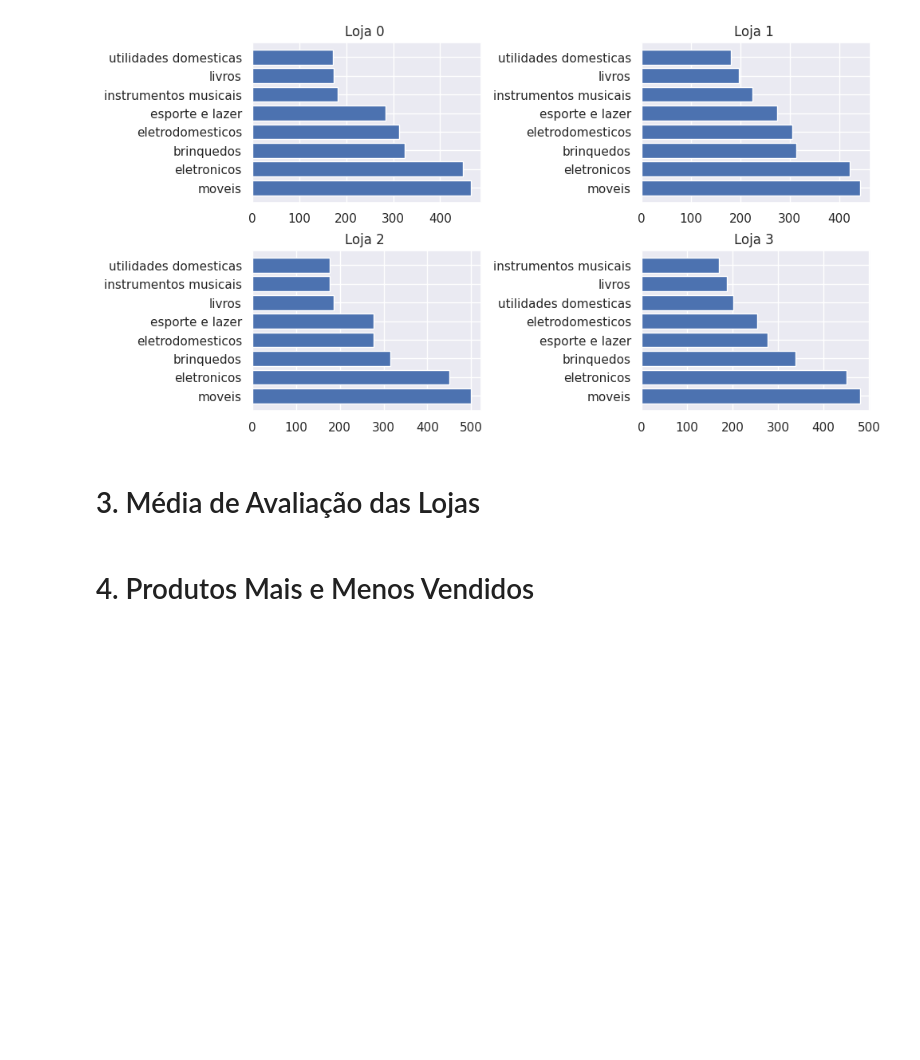
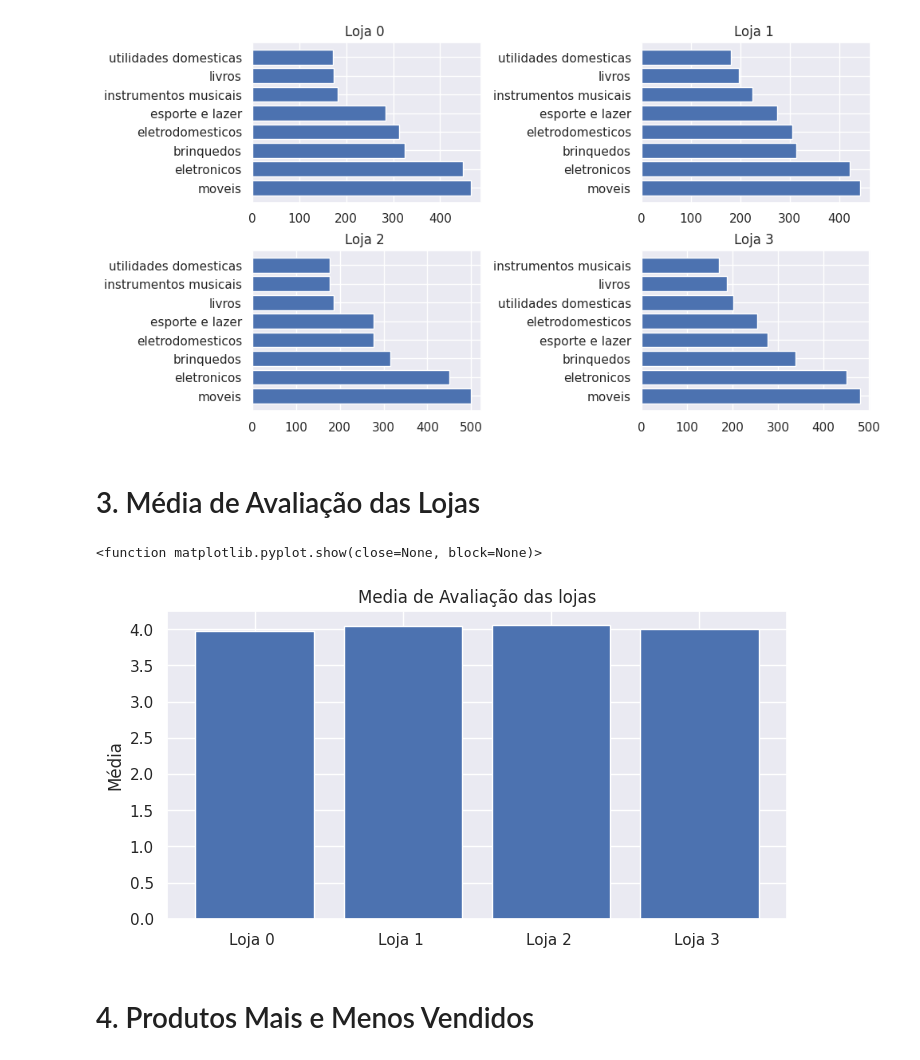
Before and after one commit to Housenkan/ChallengeAluraStore, a Jupyter notebook: AluraStoreBr.ipynb, the cells around one changed output. Cells and saved outputs as stored; diff of their text form; code cells hidden in the pictures; blank space fills up the shorter version.

Commit message:
Atualização Media de Avaliação das Lojas

```diff
--- a/AluraStoreBr.ipynb
+++ b/AluraStoreBr.ipynb
@@ -16,12 +16,12 @@ url3 = "https://raw.githubusercontent.com/alura-es-cursos/challenge1-data-scienc
 url4 = "https://raw.githubusercontent.com/alura-es-cursos/challenge1-data-science/refs/heads/main/base-de-dados-challenge-1/loja_4.csv"
 
 
-loja = pd.read_csv(url)
+loja0 = pd.read_csv(url)
 loja1 = pd.read_csv(url2)
 loja2 = pd.read_csv(url3)
 loja3 = pd.read_csv(url4)
 
-loja.head()
+loja0.head()
 # %% [output]
 |  | Produto | Categoria do Produto | Preço | Frete | Data da Compra | Vendedor | Local da compra | ... |
 | 0 | Assistente virtual | eletronicos | 219.08 | 9.249790 | 16/01/2021 | Pedro Gomes | SP | ... |
@@ -32,7 +32,7 @@ loja.head()
 # %% [markdown]
 #1. Análise do faturamento
 # %%
-lojas = [loja, loja1, loja2, loja3]
+lojas = [loja0, loja1, loja2, loja3]
 faturamento_cada_loja = []
 numero_loja = []
 for i, loja in enumerate(lojas):
@@ -147,6 +147,21 @@ Text(0.5, 1.0, 'Loja 3 ')
 [figure]
 # %% [markdown]
 # 3. Média de Avaliação das Lojas
+# %%
+media_lojas = []
+for i, media in enumerate(lojas):
+  sats_cliente = round(media['Avaliação da compra'].mean(), 2)
+  media_lojas.append(sats_cliente)
+
+plt.figure(figsize=(8,4))
+plt.title('Media de Avaliação das lojas')
+plt.bar(numero_loja, media_lojas)
+plt.xticks(numero_loja, ['Loja 0 ', 'Loja 1 ', 'Loja 2 ', 'Loja 3 '])
+plt.ylabel('Média')
+plt.show
+# %% [output]
+<function matplotlib.pyplot.show(close=None, block=None)>
+[figure, added]
 # %% [markdown]
 # 4. Produtos Mais e Menos Vendidos
 # %% [markdown]
```
